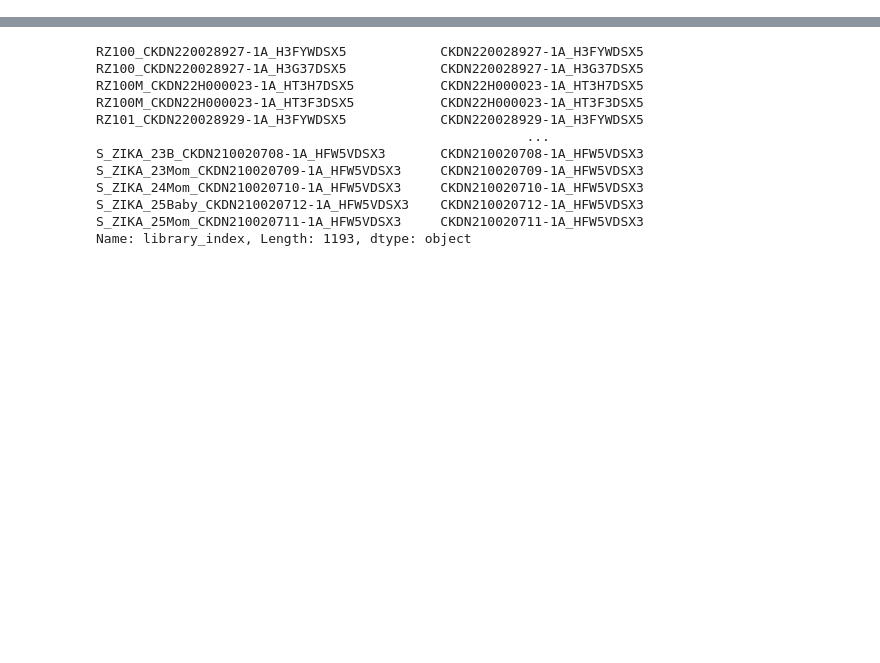
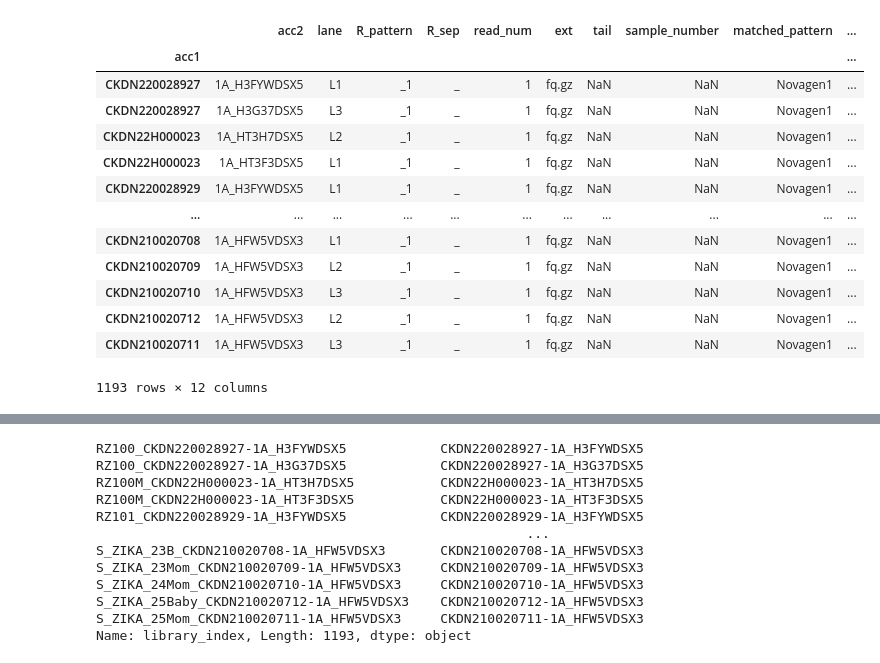
Before and after one commit to AbdelrahmanYahia/wes_gatk, a Jupyter notebook: dev/samp_recognition_dev.ipynb, the cells around one changed output, grey strips where cells are left out. Drawn from its saved outputs; the diff is of its cells as text; code cells hidden in the pictures; blank space fills up the shorter version.

```diff
--- a/dev/samp_recognition_dev.ipynb
+++ b/dev/samp_recognition_dev.ipynb
@@ -287,0 +307,4 @@ samples = parse_samples("empty_sample_names")
+# %%
+sample_table_file=('samples.tsv')
+
+SampleTable = pd.read_table(sample_table_file)
@@ -288,13 +327,8 @@ samples = parse_samples("empty_sample_names")
 # %%
-sample_table_file=('samples.tsv')
-SampleTable = pd.read_table(sample_table_file,index_col=0)
-samples = list(SampleTable.index) # sample full name
+
 files_R1s = list(SampleTable.iloc[:, 0])
-files_R2s = list(SampleTable.iloc[:, 13])
-
-SampleTable['library_index'] = SampleTable['acc1'].str.cat(SampleTable['acc2'], sep='-')
-
-
+files_R2s = list(SampleTable.iloc[:, 14])
+samples = list(SampleTable.iloc[:, 1]) # sample full name
 library_index = list(SampleTable.iloc[:, 3])
 samples_IDs = list(SampleTable.iloc[:, 2])
 samples_names = list(SampleTable.iloc[:, 1])
@@ -301,5 +355,22 @@ samples_names = list(SampleTable.iloc[:, 1])
 # %%
 SampleTable.to_csv("samples.tsv",sep='\t',index=False)
+# %%
+SampleTable
+# %% [output]
+|  | acc2 | lane | R_pattern | R_sep | read_num | ext | tail | sample_number | matched_pattern | ... |
+| acc1 |  |  |  |  |  |  |  |  |  | ... |
+| CKDN220028927 | 1A_H3FYWDSX5 | L1 | _1 | _ | 1 | fq.gz | NaN | NaN | Novagen1 | ... |
+| CKDN220028927 | 1A_H3G37DSX5 | L3 | _1 | _ | 1 | fq.gz | NaN | NaN | Novagen1 | ... |
+| CKDN22H000023 | 1A_HT3H7DSX5 | L2 | _1 | _ | 1 | fq.gz | NaN | NaN | Novagen1 | ... |
+| CKDN22H000023 | 1A_HT3F3DSX5 | L1 | _1 | _ | 1 | fq.gz | NaN | NaN | Novagen1 | ... |
+| CKDN220028929 | 1A_H3FYWDSX5 | L1 | _1 | _ | 1 | fq.gz | NaN | NaN | Novagen1 | ... |
+| ... | ... | ... | ... | ... | ... | ... | ... | ... | ... | ... |
+| CKDN210020708 | 1A_HFW5VDSX3 | L1 | _1 | _ | 1 | fq.gz | NaN | NaN | Novagen1 | ... |
+| CKDN210020709 | 1A_HFW5VDSX3 | L2 | _1 | _ | 1 | fq.gz | NaN | NaN | Novagen1 | ... |
+| CKDN210020710 | 1A_HFW5VDSX3 | L3 | _1 | _ | 1 | fq.gz | NaN | NaN | Novagen1 | ... |
+| CKDN210020712 | 1A_HFW5VDSX3 | L2 | _1 | _ | 1 | fq.gz | NaN | NaN | Novagen1 | ... |
+| CKDN210020711 | 1A_HFW5VDSX3 | L3 | _1 | _ | 1 | fq.gz | NaN | NaN | Novagen1 | ... |
+1193 rows × 12 columns
 # %%
 
 units = (
```
Also changed, not shown: parts of 11 cells of this notebook, 2 other files.
